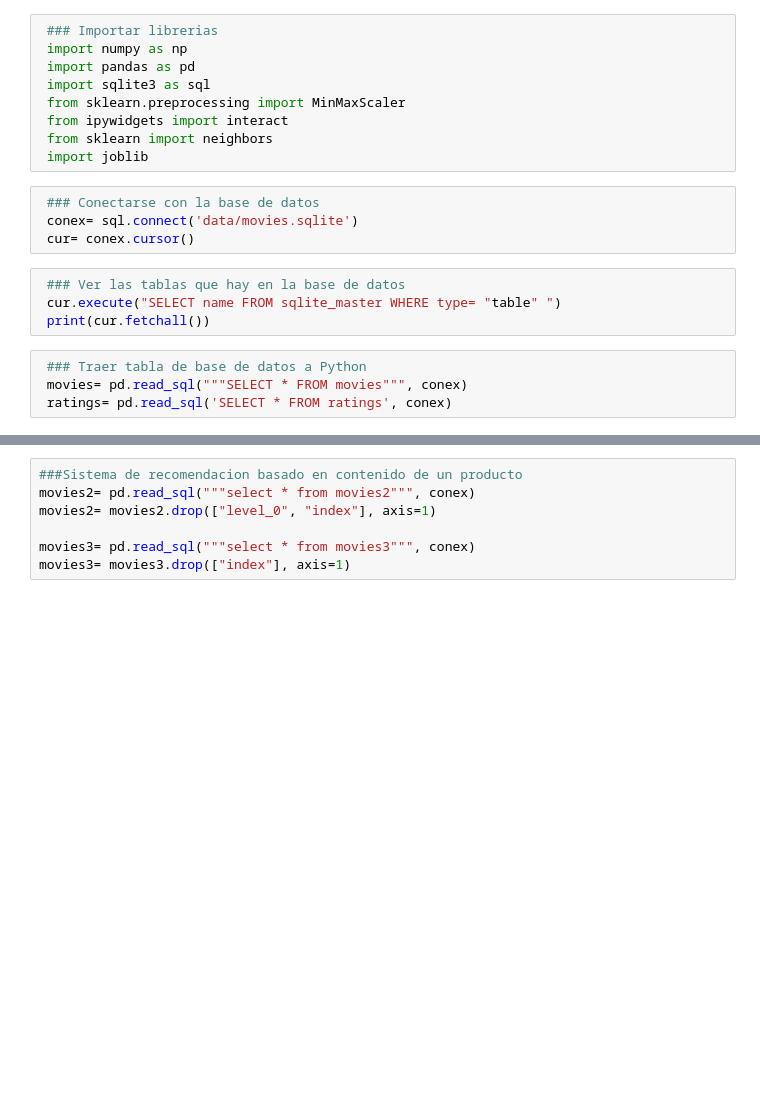
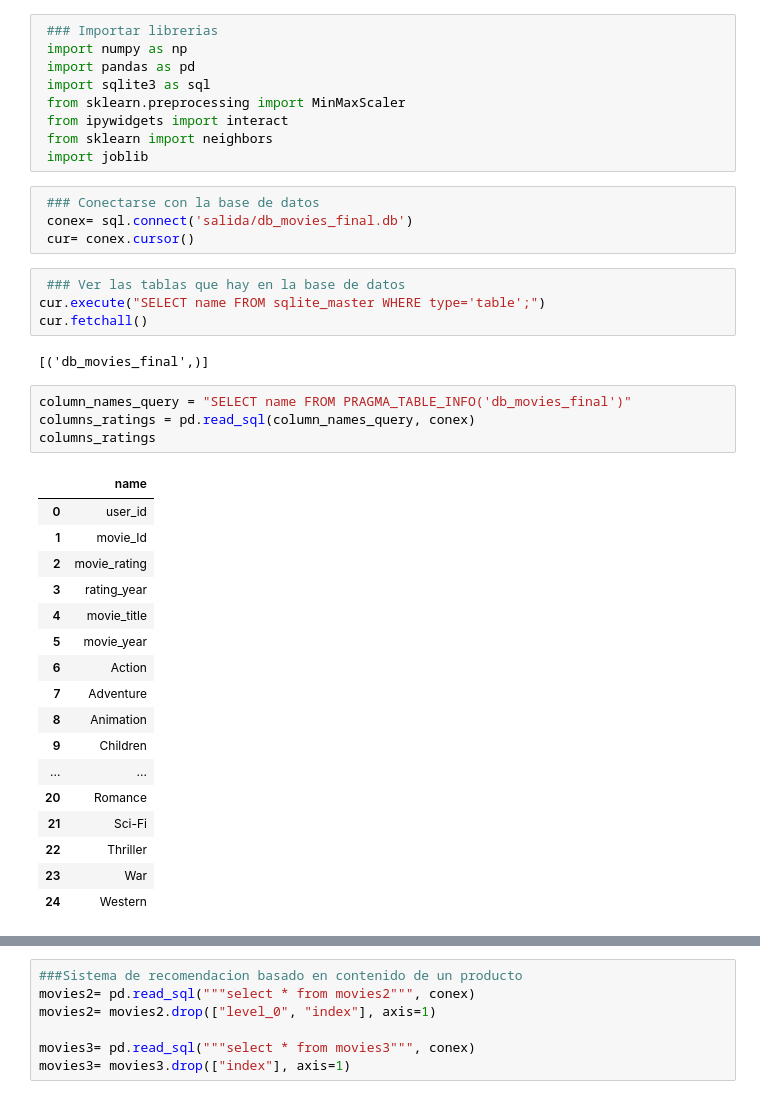
Before and after one commit to DanielMerkdo/ensayo, a Jupyter notebook: c_modelado_.ipynb, the cells around one changed output, grey strips where cells are left out. Drawn from its saved outputs; the diff is of its cells as text; blank space fills up the shorter version.

```diff
--- a/c_modelado_.ipynb
+++ b/c_modelado_.ipynb
@@ -11,13 +31,33 @@
  import joblib
 # %%
  ### Conectarse con la base de datos
- conex= sql.connect('data/movies.sqlite')
+ conex= sql.connect('salida/db_movies_final.db')
  cur= conex.cursor()
 # %%
  ### Ver las tablas que hay en la base de datos
- cur.execute("SELECT name FROM sqlite_master WHERE type= "table" ")
- print(cur.fetchall())
+cur.execute("SELECT name FROM sqlite_master WHERE type='table';")
+cur.fetchall()
+# %% [output]
+[('db_movies_final',)]
-# %%
- ### Traer tabla de base de datos a Python
- movies= pd.read_sql("""SELECT * FROM movies""", conex)
- ratings= pd.read_sql('SELECT * FROM ratings', conex)
+# %%
+column_names_query = "SELECT name FROM PRAGMA_TABLE_INFO('db_movies_final')"
+columns_ratings = pd.read_sql(column_names_query, conex)
+columns_ratings
+# %% [output]
+|  | name |
+| 0 | user_id |
+| 1 | movie_Id |
+| 2 | movie_rating |
+| 3 | rating_year |
+| 4 | movie_title |
+| 5 | movie_year |
+| 6 | Action |
+| 7 | Adventure |
+| 8 | Animation |
+| 9 | Children |
+| ... | ... |
+| 20 | Romance |
+| 21 | Sci-Fi |
+| 22 | Thriller |
+| 23 | War |
+| 24 | Western |
```
Also changed, not shown: parts of 10 cells of this notebook, 3 other files.
